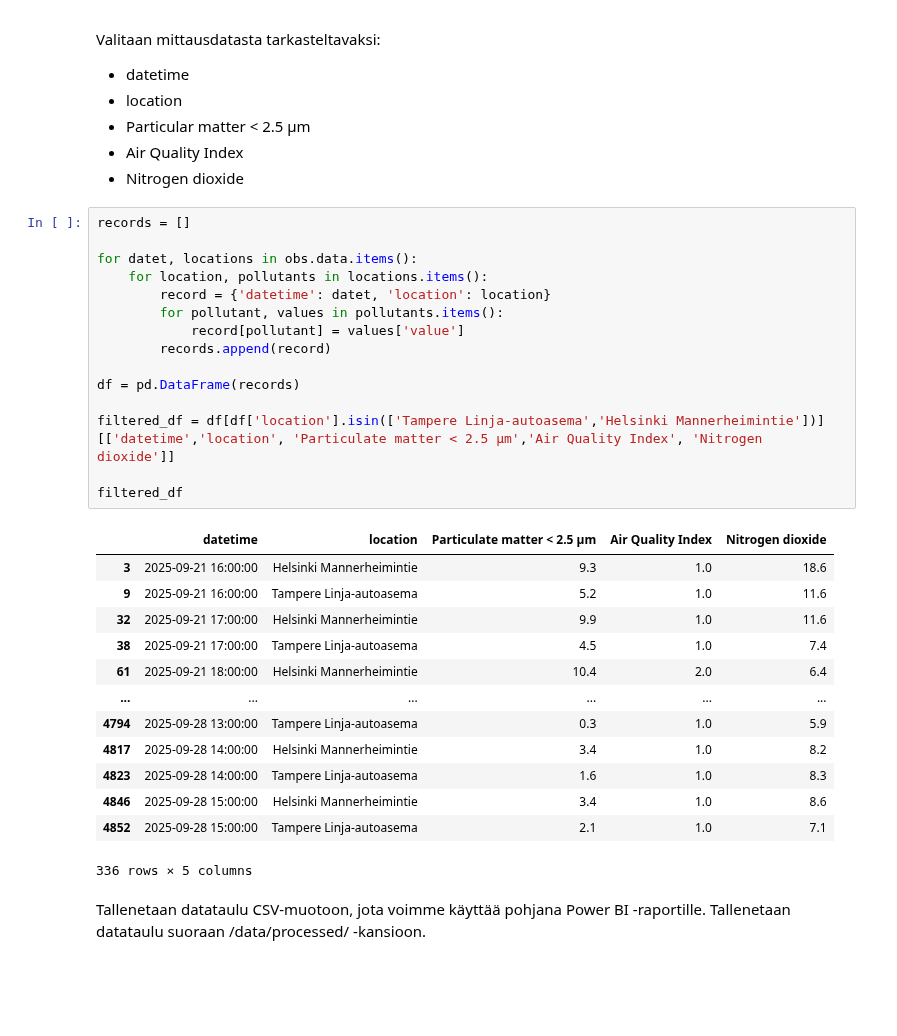
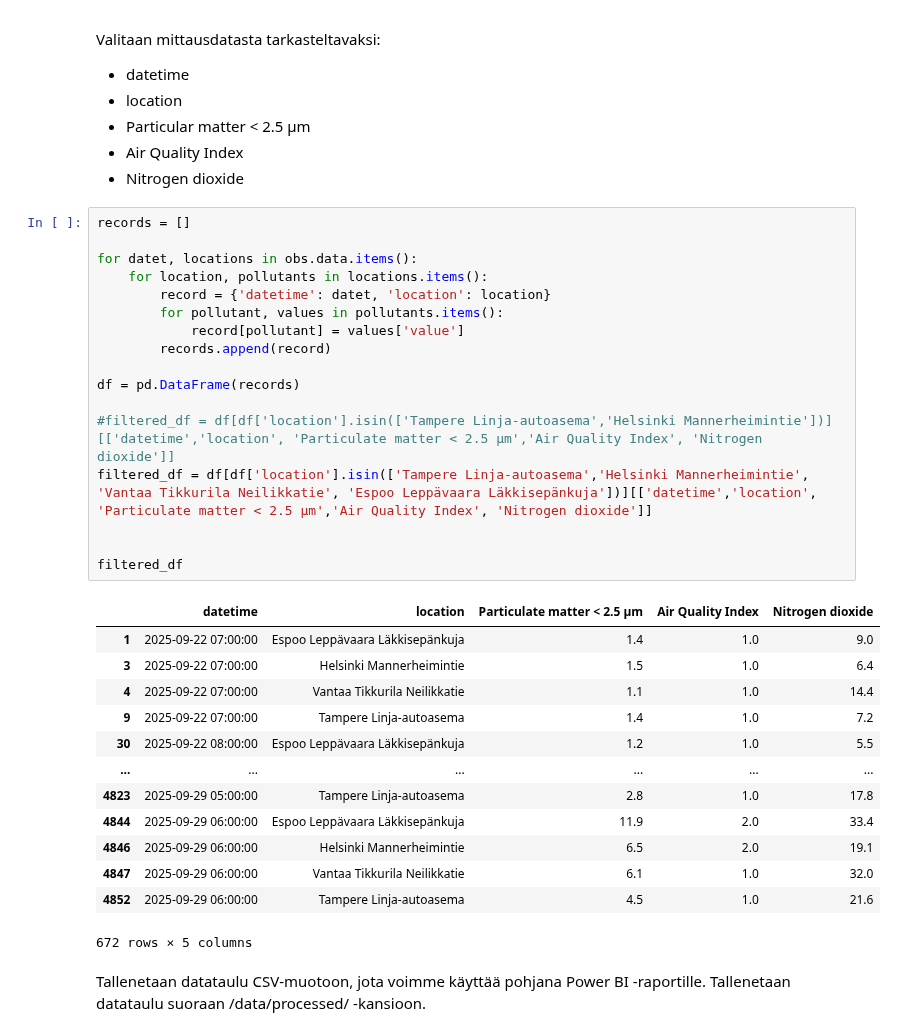
Before and after one commit to kaisupaukkeri/bi_project, a Jupyter notebook: notebooks/data_ingestion.ipynb, the cells around one changed output. Cells and saved outputs as stored; diff of their text form; blank space fills up the shorter version.

```diff
--- a/notebooks/data_ingestion.ipynb
+++ b/notebooks/data_ingestion.ipynb
@@ -76,32 +108,34 @@ Valitaan mittausdatasta tarkasteltavaksi:
 # %%
 records = []
 
 for datet, locations in obs.data.items():
     for location, pollutants in locations.items():
         record = {'datetime': datet, 'location': location}
         for pollutant, values in pollutants.items():
             record[pollutant] = values['value']
         records.append(record)
 
 df = pd.DataFrame(records)
 
-filtered_df = df[df['location'].isin(['Tampere Linja-autoasema','Helsinki Mannerheimintie'])][['datetime','location', 'Particulate matter < 2.5 µm','Air Quality Index', 'Nitrogen dioxide']]
+#filtered_df = df[df['location'].isin(['Tampere Linja-autoasema','Helsinki Mannerheimintie'])][['datetime','location', 'Particulate matter < 2.5 µm','Air Quality Index', 'Nitrogen dioxide']]
+filtered_df = df[df['location'].isin(['Tampere Linja-autoasema','Helsinki Mannerheimintie', 'Vantaa Tikkurila Neilikkatie', 'Espoo Leppävaara Läkkisepänkuja'])][['datetime','location', 'Particulate matter < 2.5 µm','Air Quality Index', 'Nitrogen dioxide']]
+
 
 filtered_df
 # %% [output]
 |  | datetime | location | Particulate matter < 2.5 µm | Air Quality Index | Nitrogen dioxide |
-| 3 | 2025-09-21 16:00:00 | Helsinki Mannerheimintie | 9.3 | 1.0 | 18.6 |
-| 9 | 2025-09-21 16:00:00 | Tampere Linja-autoasema | 5.2 | 1.0 | 11.6 |
-| 32 | 2025-09-21 17:00:00 | Helsinki Mannerheimintie | 9.9 | 1.0 | 11.6 |
-| 38 | 2025-09-21 17:00:00 | Tampere Linja-autoasema | 4.5 | 1.0 | 7.4 |
-| 61 | 2025-09-21 18:00:00 | Helsinki Mannerheimintie | 10.4 | 2.0 | 6.4 |
+| 1 | 2025-09-22 07:00:00 | Espoo Leppävaara Läkkisepänkuja | 1.4 | 1.0 | 9.0 |
+| 3 | 2025-09-22 07:00:00 | Helsinki Mannerheimintie | 1.5 | 1.0 | 6.4 |
+| 4 | 2025-09-22 07:00:00 | Vantaa Tikkurila Neilikkatie | 1.1 | 1.0 | 14.4 |
+| 9 | 2025-09-22 07:00:00 | Tampere Linja-autoasema | 1.4 | 1.0 | 7.2 |
+| 30 | 2025-09-22 08:00:00 | Espoo Leppävaara Läkkisepänkuja | 1.2 | 1.0 | 5.5 |
 | ... | ... | ... | ... | ... | ... |
-| 4794 | 2025-09-28 13:00:00 | Tampere Linja-autoasema | 0.3 | 1.0 | 5.9 |
-| 4817 | 2025-09-28 14:00:00 | Helsinki Mannerheimintie | 3.4 | 1.0 | 8.2 |
-| 4823 | 2025-09-28 14:00:00 | Tampere Linja-autoasema | 1.6 | 1.0 | 8.3 |
-| 4846 | 2025-09-28 15:00:00 | Helsinki Mannerheimintie | 3.4 | 1.0 | 8.6 |
-| 4852 | 2025-09-28 15:00:00 | Tampere Linja-autoasema | 2.1 | 1.0 | 7.1 |
+| 4823 | 2025-09-29 05:00:00 | Tampere Linja-autoasema | 2.8 | 1.0 | 17.8 |
+| 4844 | 2025-09-29 06:00:00 | Espoo Leppävaara Läkkisepänkuja | 11.9 | 2.0 | 33.4 |
+| 4846 | 2025-09-29 06:00:00 | Helsinki Mannerheimintie | 6.5 | 2.0 | 19.1 |
+| 4847 | 2025-09-29 06:00:00 | Vantaa Tikkurila Neilikkatie | 6.1 | 1.0 | 32.0 |
+| 4852 | 2025-09-29 06:00:00 | Tampere Linja-autoasema | 4.5 | 1.0 | 21.6 |
-336 rows × 5 columns
+672 rows × 5 columns
 # %% [markdown]
 Tallenetaan datataulu CSV-muotoon, jota voimme käyttää pohjana Power BI -raportille. Tallenetaan datataulu suoraan /data/processed/ -kansioon.
 # %%
```
Also changed, not shown: parts of 5 cells of this notebook.
